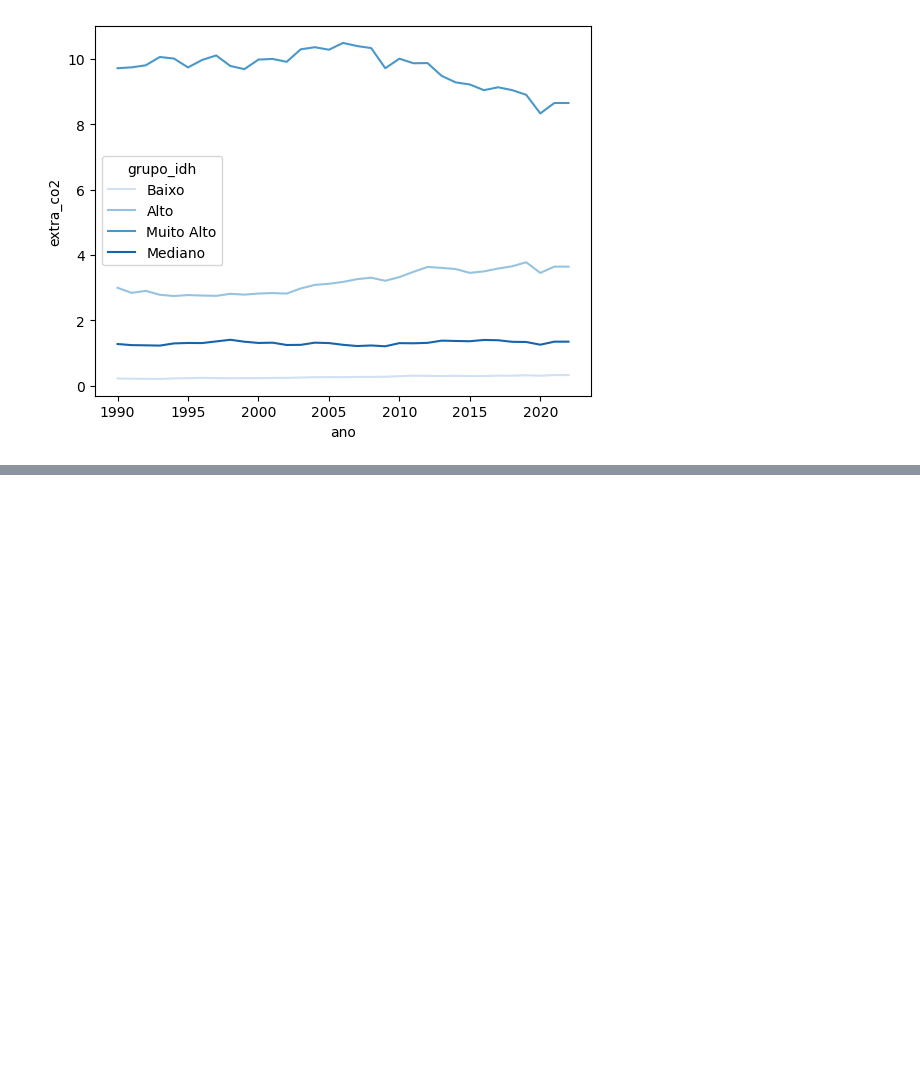
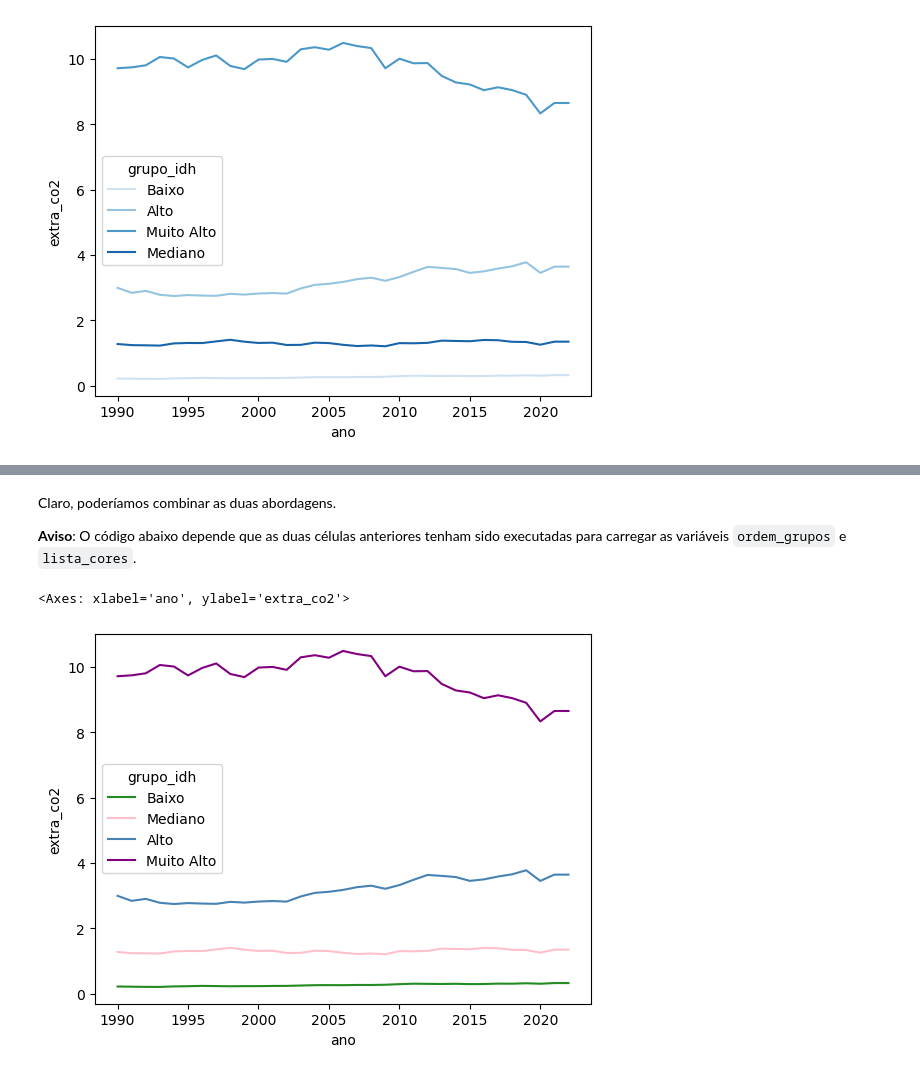
Before and after one commit to lthevenard/curso_prog, a Jupyter notebook: assets/_hidden/apostila_capitulo_4.ipynb, the cells around one changed output, grey strips where cells are left out. Saved outputs shown, nothing was run; the diff lists cells and outputs as text; code cells hidden in the pictures; blank space fills up the shorter version.

```diff
--- a/assets/_hidden/apostila_capitulo_4.ipynb
+++ b/assets/_hidden/apostila_capitulo_4.ipynb
@@ -193,0 +235,17 @@ Outra coisa que podemos desejar fazer é
+# %% [markdown]
+Claro, poderíamos combinar as duas abordagens.
+
+**Aviso**: O código abaixo depende que as duas células anteriores tenham sido executadas para carregar as variáveis `ordem_grupos` e `lista_cores`.
+# %%
+sns.lineplot(
+    x="ano",
+    y="extra_co2",
+    hue="grupo_idh",
+    palette=lista_cores,
+    hue_order=ordem_grupos,
+    errorbar=None,
+    data=df,
+)
+# %% [output]
+<Axes: xlabel='ano', ylabel='extra_co2'>
+[figure, added]
```
Also changed, not shown: parts of 21 cells of this notebook, 1 other file.
